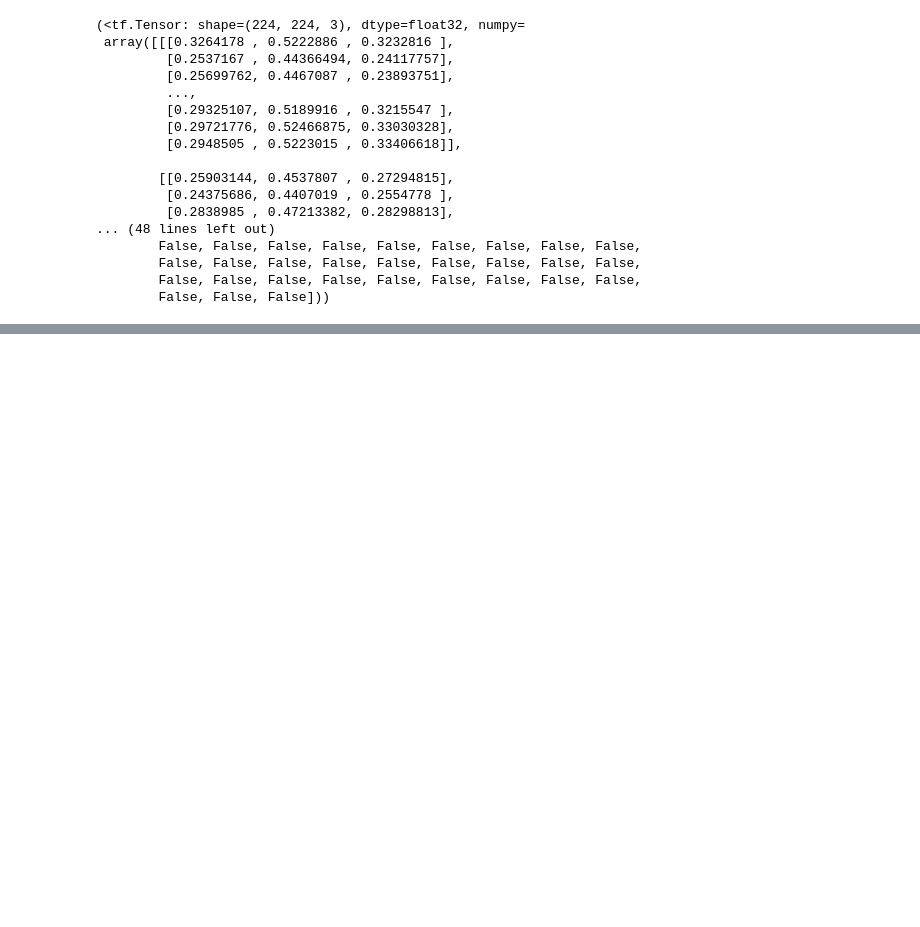
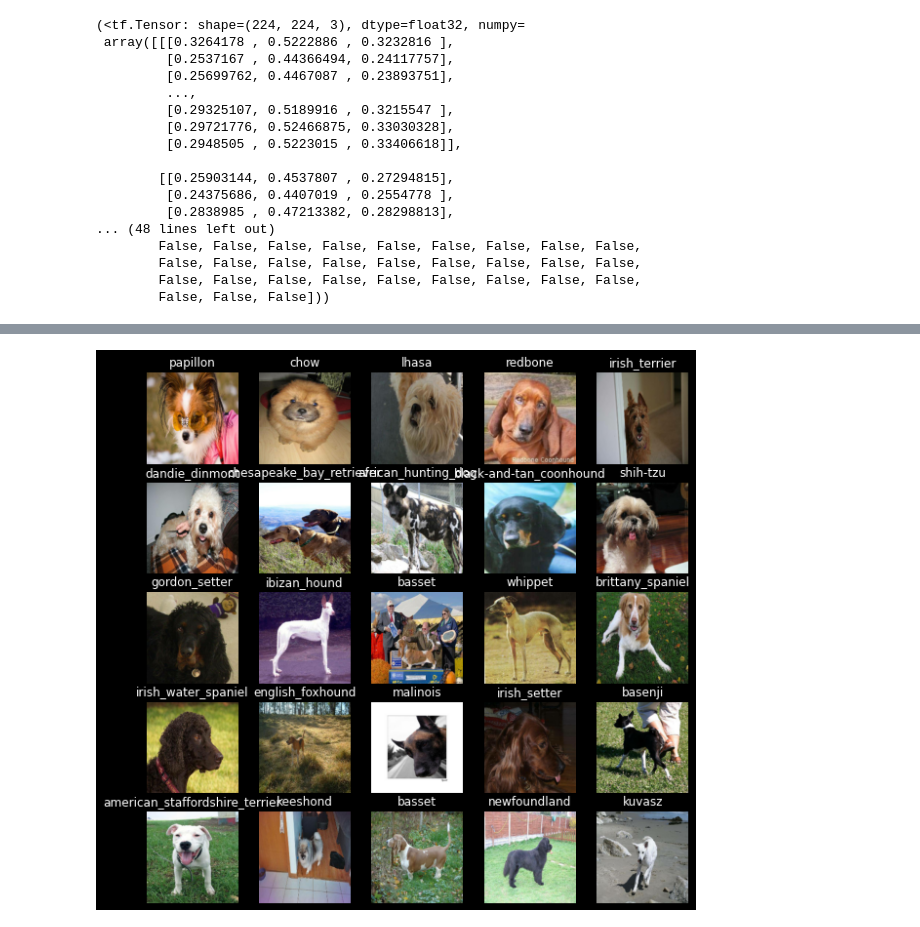
Before and after one commit to gvtsch/Udemy_ZTM_Data_Science, a Jupyter notebook: dog-breed/dog_breed.ipynb, the cells around one changed output, grey strips where cells are left out. Saved outputs shown, nothing was run; the diff lists cells and outputs as text; code cells hidden in the pictures; blank space fills up the shorter version.

```diff
--- a/dog-breed/dog_breed.ipynb
+++ b/dog-breed/dog_breed.ipynb
@@ -396,0 +441,11 @@ def get_image_label(image_path, label):
+# %%
+# Create training and validation data batches
+train_data = create_data_batches(
+    X_train,
+    y_train
+)
+val_data = create_data_batches(
+    X_val,
+    y_val,
+    valid_data=True
+)
@@ -396,0 +466,20 @@ def get_image_label(image_path, label):
+# %%
+import matplotlib.pyplot as plt
+
+# Create a function for viewing images in a data batch
+def show_25_images(images, labels):
+    """
+    Displays a plot of 25 images and their labels from a data batch
+    """
+    # Setup the figure
+    plt.figure(figsize=(10,10))
+    # Loop through 25 images
+    for i in range(25):
+        # Create subplots (5 rows, 5 cols)
+        ax = plt.subplot(5, 5, i+1)
+        # Display image
+        plt.imshow(images[i])
+        # Add the image label as title
+        plt.title(unique_breeds[labels[i].argmax()])
+        # Turn grid lines off
+        plt.axis("off")
@@ -396,0 +490,3 @@ def get_image_label(image_path, label):
+# %%
+train_images, train_labels = next(train_data.as_numpy_iterator())
+train_images, train_labels, len(train_images), len(train_labels)
@@ -396,0 +511,5 @@ def get_image_label(image_path, label):
+# %%
+# Now let's visualize the data in a training batch
+show_25_images(train_images, train_labels)
+# %% [output]
+[figure, added]
```
Also changed, not shown: parts of 13 cells of this notebook.
